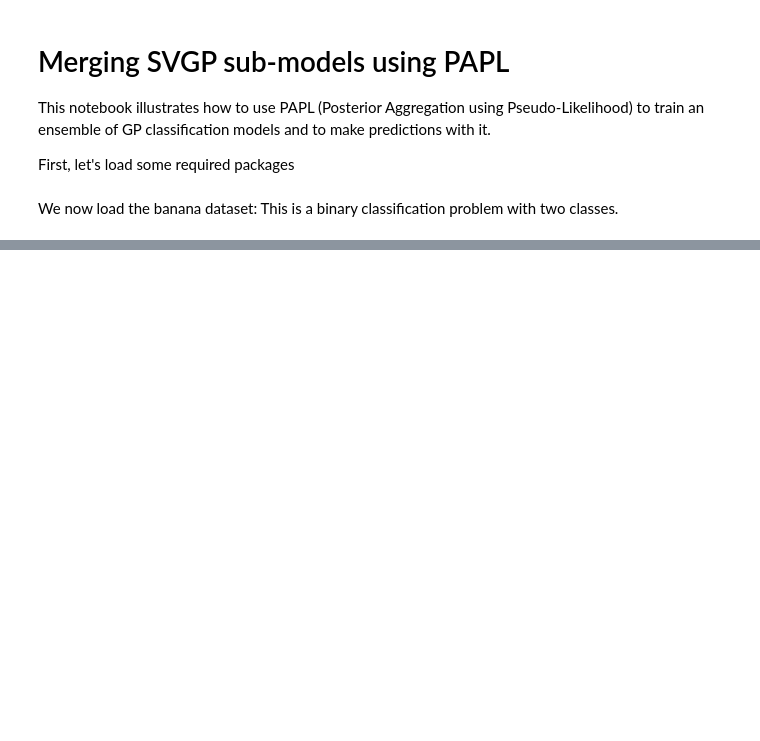
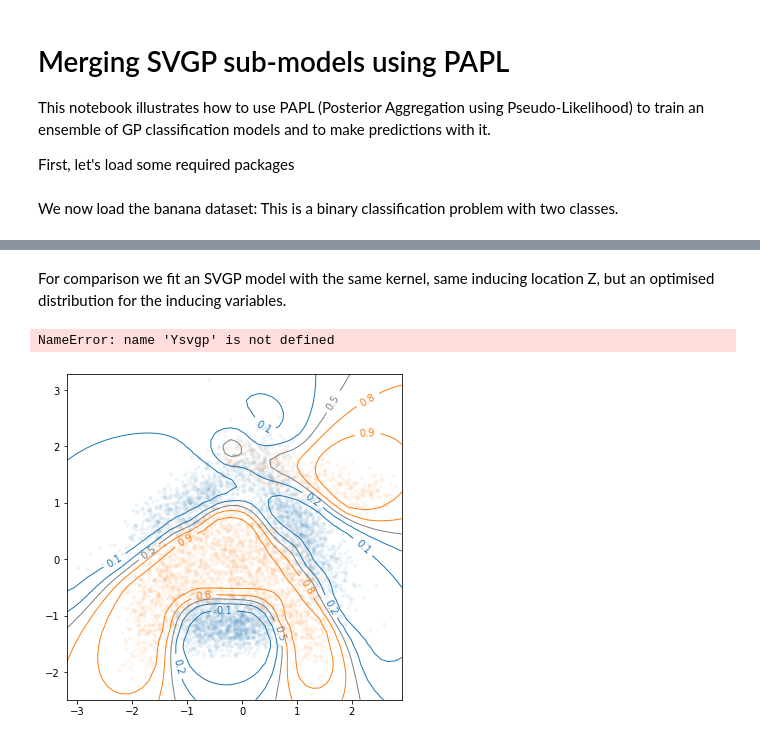
Before and after one commit to NicolasDurrande/guepard, a Jupyter notebook: notebooks/papl-svgp.ipynb, the cells around one changed output, grey strips where cells are left out. Saved outputs shown, nothing was run; the diff lists cells and outputs as text; code cells hidden in the pictures; blank space fills up the shorter version.

```diff
--- a/notebooks/papl-svgp.ipynb
+++ b/notebooks/papl-svgp.ipynb
@@ -190,0 +113,4 @@ On this simple example, predictions from PAPL are can barely be distinguished fr
+# %%
+m_agg = guepard.SparseGuepard(M)
+m_agg.predict_f = m_agg.predict_foo
+Ytest = m_agg.predict_y(Xtest)[0]
@@ -190,0 +120,37 @@ On this simple example, predictions from PAPL are can barely be distinguished fr
+# %% [markdown]
+For comparison we fit an SVGP model with the same kernel, same inducing location Z, but an optimised distribution for the inducing variables.
+# %%
+m_svgp = m_agg.get_fully_parameterized_svgp()
+gpflow.set_trainable(m_svgp.inducing_variable, False)
+
+opt = gpflow.optimizers.Scipy()
+opt_logs = opt.minimize(m_svgp.training_loss_closure((X, Y)), m_svgp.trainable_variables)
+
+Ysvgp = m_svgp.predict_y(Xtest)[0]
+# %%
+fig, ax = plt.subplots(figsize=(6, 6))
+
+ax.plot(X[Y[:, 0] == 0, 0], X[Y[:, 0] == 0, 1], 'o', color="C0", ms=3, alpha=0.05, label="$y=0$")
+ax.plot(X[Y[:, 0] == 1, 0], X[Y[:, 0] == 1, 1], 'o', color="C1", ms=3, alpha=0.05, label="$y=1$")
+
+
+cs = ax.contour(X1_grid, X2_grid, np.reshape(Ytest, (50, 50)), linewidths=1, colors=["C0", "C0", "grey","C1", "C1"],
+                        levels=[0.05, 0.25, 0.5, 0.75, 0.95], zorder=0)
+
+ax.clabel(cs, inline=1, fontsize=10, fmt='%1.1f')
+
+cs = ax.contour(X1_grid, X2_grid, np.reshape(Ysvgp, (50, 50)), linewidths=1, colors=["C0", "C0", "grey","C1", "C1"],
+                        levels=[0.05, 0.25, 0.5, 0.75, 0.95], zorder=0, alpha=.5)
+
+
+plt.plot(m_agg.inducing_variable.Z[:, 0], m_agg.inducing_variable.Z[:, 1], "ko", ms=2., alpha=.4)
+ax.set_xlabel("$x_1$", fontsize=14)
+ax.set_ylabel("$x_2$", fontsize=14)
+ax.set_xlim(x1_lim)
+ax.set_ylim(x2_lim)
+
+plt.tight_layout()
+plt.savefig("banana_models.pdf")
+# %% [output]
+NameError: name 'Ysvgp' is not defined
+[figure, added]
```
Also changed, not shown: parts of 23 cells of this notebook, 2 other files.
